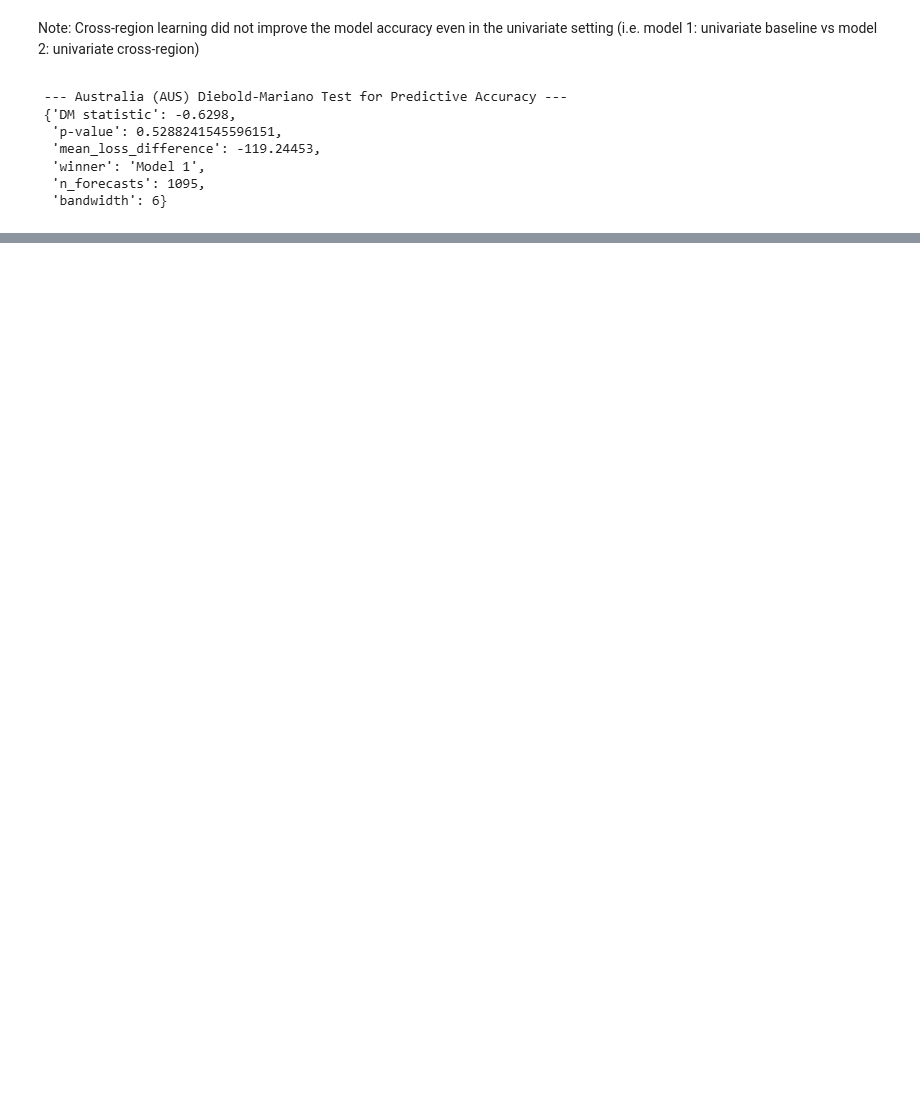
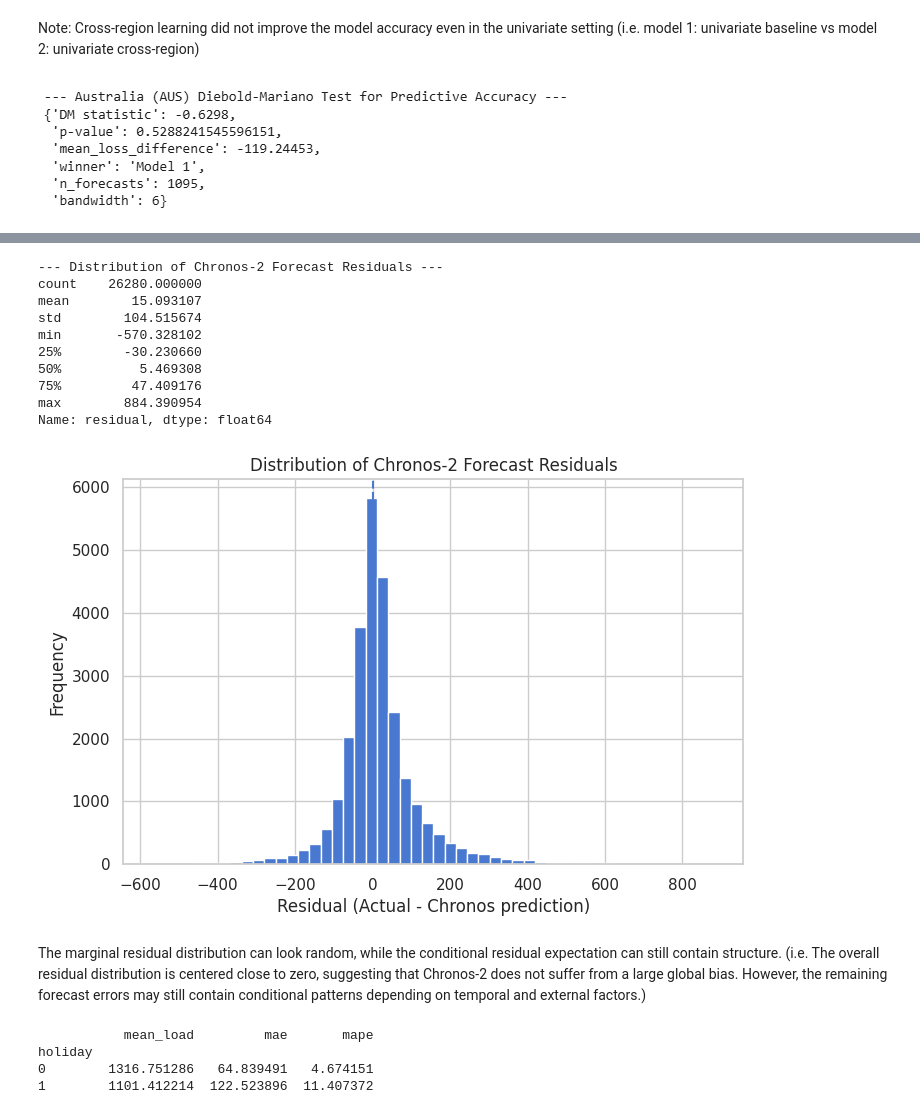
Before and after one commit to schmetti-kim/RCS_time_series_forecasting_electric_load, a Jupyter notebook: chronos_research/main.ipynb, the cells around one changed output, grey strips where cells are left out. Drawn from its saved outputs; the diff is of its cells as text; code cells hidden in the pictures; blank space fills up the shorter version.

Commit message:
conduct post-hoc residual analysis & correction and leave a final open research question for the readers

```diff
--- a/chronos_research/main.ipynb
+++ b/chronos_research/main.ipynb
@@ -1297,0 +1424,61 @@ print(aus_weather_ensemble)
+# %%
+# Step 2: Residual distribution statistics
+print("--- Distribution of Chronos-2 Forecast Residuals ---")
+residual_stats = residual_df["residual"].describe()
+print(residual_stats)
+
+# Plot residual distribution
+plt.figure(figsize=(8,5))
+
+plt.hist(
+    residual_df["residual"],
+    bins=50
+)
+
+plt.xlabel("Residual (Actual - Chronos prediction)")
+plt.ylabel("Frequency")
+plt.title("Distribution of Chronos-2 Forecast Residuals")
+
+plt.axvline(
+    0,
+    linestyle="--"
+)
+
+plt.show()
+# %% [output]
+--- Distribution of Chronos-2 Forecast Residuals ---
+count    26280.000000
+mean        15.093107
+std        104.515674
+min       -570.328102
+25%        -30.230660
+50%          5.469308
+75%         47.409176
+max        884.390954
+Name: residual, dtype: float64
+[figure, added]
+# %% [markdown]
+The marginal residual distribution can look random, while the conditional residual expectation can still contain structure. (i.e. The overall residual distribution is centered close to zero, suggesting that Chronos-2 does not suffer from a large global bias. However, the remaining forecast errors may still contain conditional patterns depending on temporal and external factors.)
+# %%
+# Calculate APE and hourly MAE, MAPE
+residual_df["ape"] = (
+    np.abs(100 * residual_df["residual"])
+    / residual_df[TARGET_COLUMN]
+)
+
+hour_residual = (
+    residual_df
+    .groupby("holiday")
+    .agg(
+        mean_load=(TARGET_COLUMN, "mean"),
+        mae=("residual", lambda x: np.mean(np.abs(x))),
+        mape=("ape", "mean")
+    )
+)
+
+print(hour_residual)
+# %% [output]
+           mean_load         mae       mape
+holiday
+0        1316.751286   64.839491   4.674151
+1        1101.412214  122.523896  11.407372
```
Also changed, not shown: parts of 42 cells of this notebook, 37 other files.
